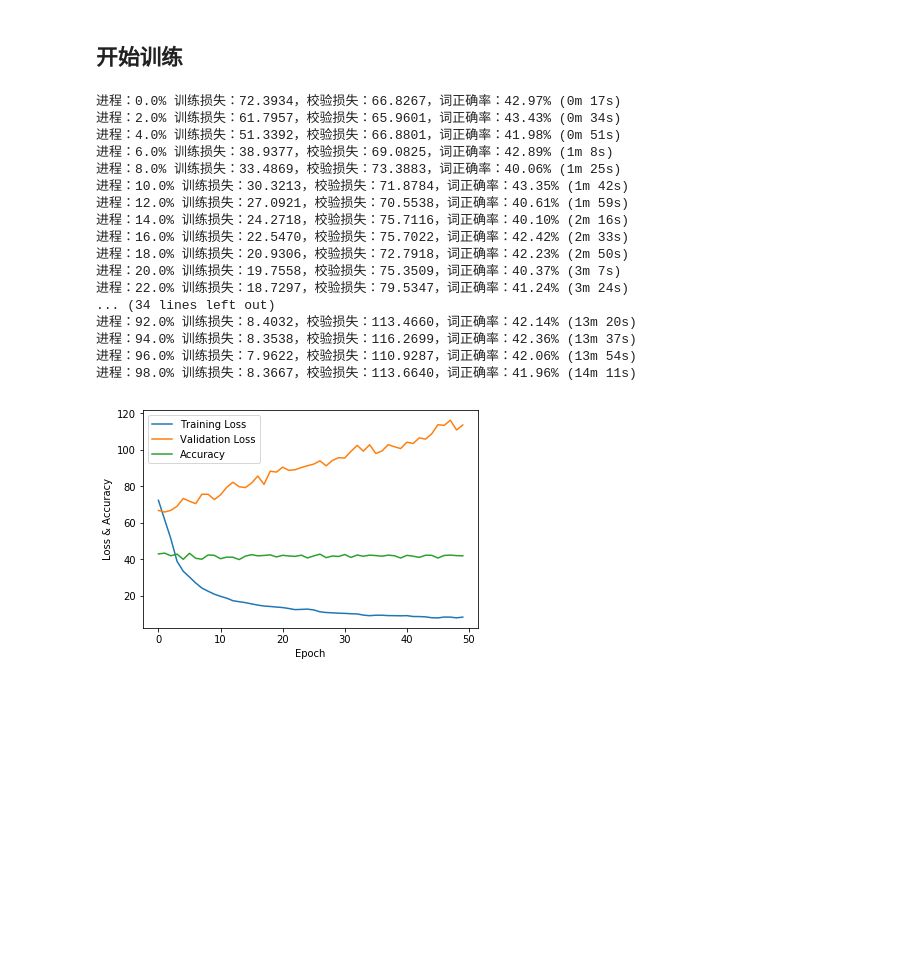
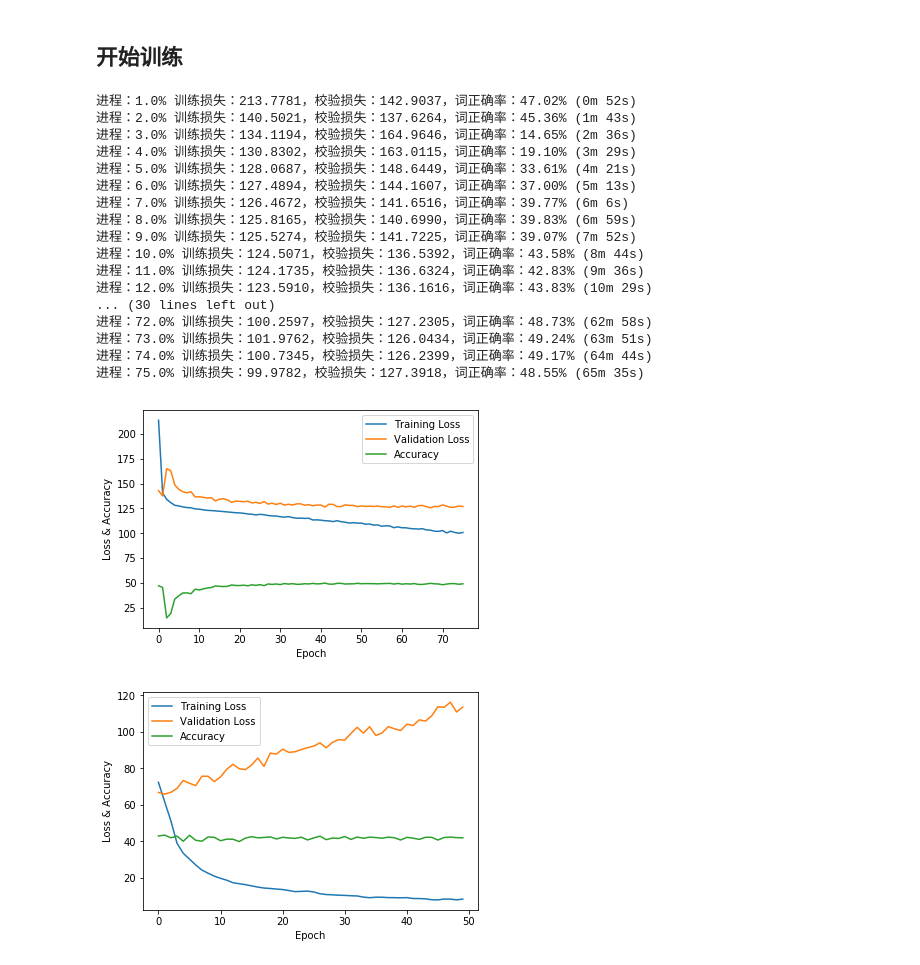
Before and after one commit to vtnil/PyTorch_homework, a Jupyter notebook: homework04-1122/translation-machine.ipynb, the cells around one changed output. Cells and saved outputs as stored; diff of their text form; code cells hidden in the pictures; blank space fills up the shorter version.

```diff
--- a/homework04-1122/translation-machine.ipynb
+++ b/homework04-1122/translation-machine.ipynb
@@ -188,8 +188,8 @@ print('中文句子总数：{}\n英文句子总数：{}'.format(len(langData.chi
 中文句子总数：100000
 英文句子总数：100000
 # %%
-MAX_LENGTH = 16
-train, valid, test, Chi, Eng = langData.getDataLoader(MAX_LENGTH, batch_size = 30, target='cn')
+MAX_LENGTH = 32
+train, valid, test, Chi, Eng = langData.getDataLoader(MAX_LENGTH, batch_size = 256, target='cn')
 
 print("总单词数：\n  CH: {}\n  EN: {}".format(Chi.wordNum(),Eng.wordNum()))
 # %% [output]
@@ -575,7 +575,7 @@ def training(encoder, decoder, train_loader, valid_loader, log=[], n_epoch=100,
         right_ratio = rights[:,0].sum() / rights[:,1].sum()
 
         print('进程：{:.1f}% 训练损失：{:.4f}，校验损失：{:.4f}，词正确率：{:.2f}% ({})'
-              .format(epoch / n_epoch * 100, train_loss, valid_loss, right_ratio * 100.0, time_since(start)))
+              .format((epoch+1) / n_epoch * 100, train_loss, valid_loss, right_ratio * 100.0, time_since(start)))
         log.append([train_loss, valid_loss , right_ratio])
 
     return log
@@ -593,8 +593,8 @@ def draw_log(log):
 # %% [markdown]
 ## 开始训练
 # %%
-hidden_size = 256
-n_layers = 2
+hidden_size = 80
+n_layers = 1
 core = 'sru'
 
 encoder = Encoder(Eng.wordNum(), hidden_size, n_layers = n_layers, core=core)
@@ -604,25 +604,29 @@ if use_cuda:
     decoder.cuda()
 
 log = []
-log = training(encoder, decoder, train, valid, log=log, max_length=MAX_LENGTH, lr=0.001, n_epoch=50)
+log = training(encoder, decoder, train, valid, log=log, max_length=MAX_LENGTH, lr=0.0001, n_epoch=100)
 # %% [output]
-进程：0.0% 训练损失：72.3934，校验损失：66.8267，词正确率：42.97% (0m 17s)
-进程：2.0% 训练损失：61.7957，校验损失：65.9601，词正确率：43.43% (0m 34s)
-进程：4.0% 训练损失：51.3392，校验损失：66.8801，词正确率：41.98% (0m 51s)
-进程：6.0% 训练损失：38.9377，校验损失：69.0825，词正确率：42.89% (1m 8s)
-进程：8.0% 训练损失：33.4869，校验损失：73.3883，词正确率：40.06% (1m 25s)
-进程：10.0% 训练损失：30.3213，校验损失：71.8784，词正确率：43.35% (1m 42s)
-进程：12.0% 训练损失：27.0921，校验损失：70.5538，词正确率：40.61% (1m 59s)
-进程：14.0% 训练损失：24.2718，校验损失：75.7116，词正确率：40.10% (2m 16s)
-进程：16.0% 训练损失：22.5470，校验损失：75.7022，词正确率：42.42% (2m 33s)
-进程：18.0% 训练损失：20.9306，校验损失：72.7918，词正确率：42.23% (2m 50s)
-进程：20.0% 训练损失：19.7558，校验损失：75.3509，词正确率：40.37% (3m 7s)
-进程：22.0% 训练损失：18.7297，校验损失：79.5347，词正确率：41.24% (3m 24s)
-... (34 lines left out)
-进程：92.0% 训练损失：8.4032，校验损失：113.4660，词正确率：42.14% (13m 20s)
-进程：94.0% 训练损失：8.3538，校验损失：116.2699，词正确率：42.36% (13m 37s)
-进程：96.0% 训练损失：7.9622，校验损失：110.9287，词正确率：42.06% (13m 54s)
-进程：98.0% 训练损失：8.3667，校验损失：113.6640，词正确率：41.96% (14m 11s)
+进程：1.0% 训练损失：213.7781，校验损失：142.9037，词正确率：47.02% (0m 52s)
+进程：2.0% 训练损失：140.5021，校验损失：137.6264，词正确率：45.36% (1m 43s)
+进程：3.0% 训练损失：134.1194，校验损失：164.9646，词正确率：14.65% (2m 36s)
+进程：4.0% 训练损失：130.8302，校验损失：163.0115，词正确率：19.10% (3m 29s)
+进程：5.0% 训练损失：128.0687，校验损失：148.6449，词正确率：33.61% (4m 21s)
+进程：6.0% 训练损失：127.4894，校验损失：144.1607，词正确率：37.00% (5m 13s)
+进程：7.0% 训练损失：126.4672，校验损失：141.6516，词正确率：39.77% (6m 6s)
+进程：8.0% 训练损失：125.8165，校验损失：140.6990，词正确率：39.83% (6m 59s)
+进程：9.0% 训练损失：125.5274，校验损失：141.7225，词正确率：39.07% (7m 52s)
+进程：10.0% 训练损失：124.5071，校验损失：136.5392，词正确率：43.58% (8m 44s)
+进程：11.0% 训练损失：124.1735，校验损失：136.6324，词正确率：42.83% (9m 36s)
+进程：12.0% 训练损失：123.5910，校验损失：136.1616，词正确率：43.83% (10m 29s)
+... (30 lines left out)
+进程：72.0% 训练损失：100.2597，校验损失：127.2305，词正确率：48.73% (62m 58s)
+进程：73.0% 训练损失：101.9762，校验损失：126.0434，词正确率：49.24% (63m 51s)
+进程：74.0% 训练损失：100.7345，校验损失：126.2399，词正确率：49.17% (64m 44s)
+进程：75.0% 训练损失：99.9782，校验损失：127.3918，词正确率：48.55% (65m 35s)
+# %%
+draw_log(log)
+# %% [output]
+[figure, added]
 # %%
 draw_log(log)
 # %% [output]
```
Also changed, not shown: parts of 2 cells of this notebook, 9 other files.
